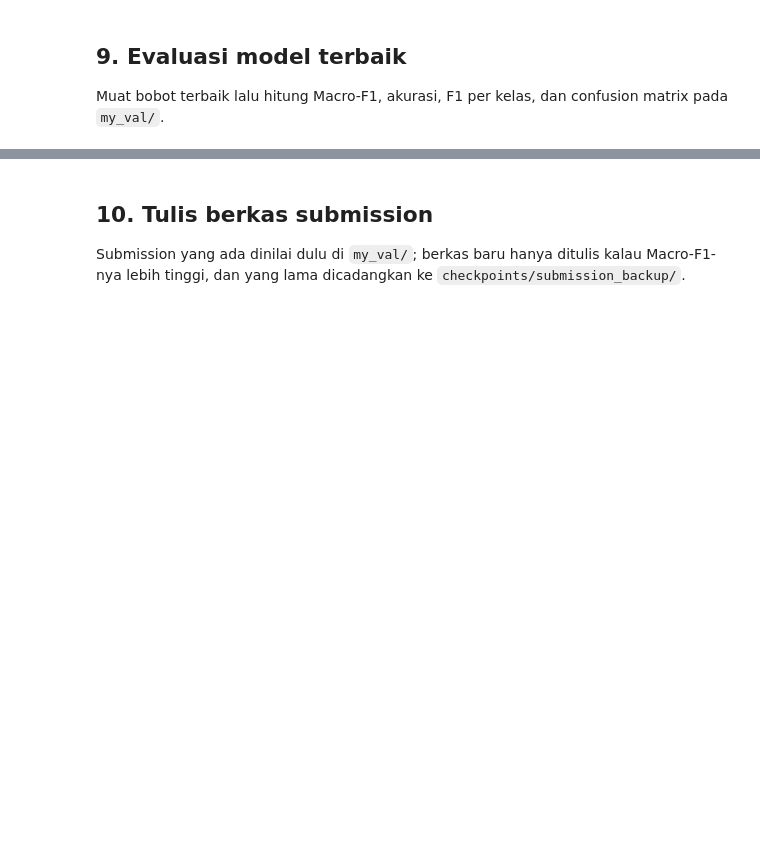
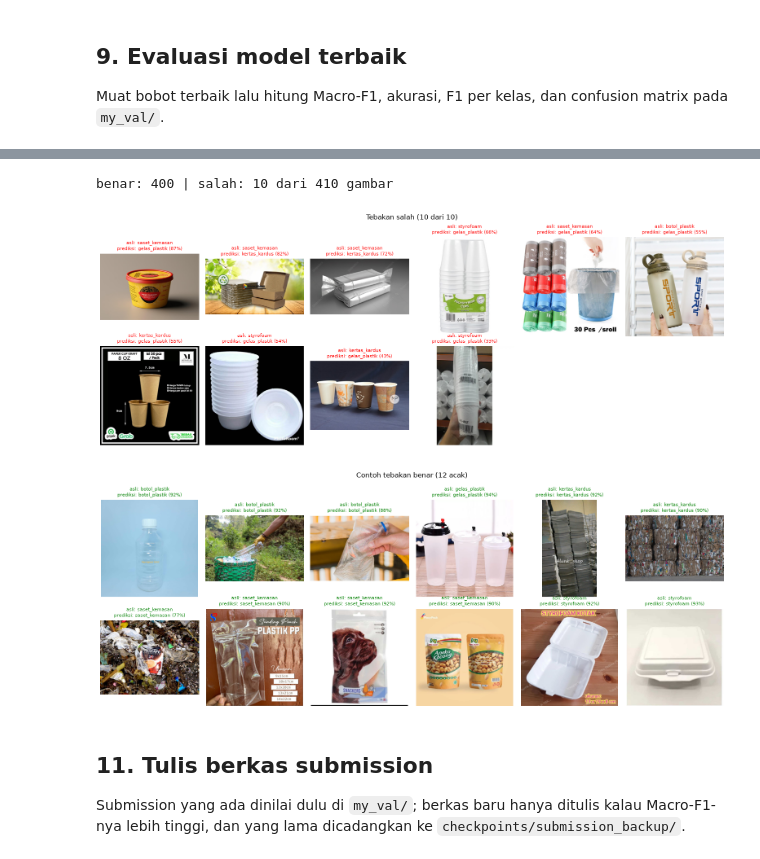
Before and after one commit to Escavora/studio-proyek2-cnn-klasifikasi-sampah, a Jupyter notebook: notebooks/06_train_convnext_tiny.ipynb, the cells around one changed output, grey strips where cells are left out. Cells and saved outputs as stored; diff of their text form; code cells hidden in the pictures; blank space fills up the shorter version.

```diff
--- a/notebooks/06_train_convnext_tiny.ipynb
+++ b/notebooks/06_train_convnext_tiny.ipynb
@@ -364,5 +370,50 @@ Akurasi  : 0.9780
+# %%
+@torch.no_grad()
+def predict_probs(model, loader):
+    model.eval()
+    out = []
+    for x, _ in loader:
+        x = x.to(device, non_blocking=True).to(memory_format=torch.channels_last)
+        with torch.autocast("cuda", dtype=torch.float16):
+            out.append(model(x).float().softmax(1).cpu())
+    return torch.cat(out).numpy()
+
+
+probs = predict_probs(model, val_dl)  # val_dl tidak diacak, urutannya sama dengan val_ds.samples
+y_true = np.array([y for _, y in val_ds.samples])
+y_pred, conf = probs.argmax(1), probs.max(1)
+right, wrong = np.where(y_pred == y_true)[0], np.where(y_pred != y_true)[0]
+wrong = wrong[np.argsort(-conf[wrong])]  # paling yakin tapi salah di depan
+print(f"benar: {len(right)} | salah: {len(wrong)} dari {len(y_true)} gambar")
+
+
+def show_grid(idx, title, cols=6):
+    rows = math.ceil(len(idx) / cols)
+    fig, axes = plt.subplots(rows, cols, figsize=(2.6 * cols, 3.0 * rows), squeeze=False)
+    for ax in axes.flat:
+        ax.axis("off")
+    for ax, i in zip(axes.flat, idx):
+        with Image.open(val_ds.samples[i][0]) as im:
+            im = im.convert("RGB")
+            im.thumbnail((256, 256))
+        ax.imshow(im)
+        ax.set_title(f"asli: {CLASSES[y_true[i]]}\nprediksi: {CLASSES[y_pred[i]]} ({conf[i]:.0%})",
+                     fontsize=8, color="green" if y_pred[i] == y_true[i] else "red")
+    fig.suptitle(title)
+    plt.tight_layout()
+    plt.show()
+
+
+if len(wrong):
+    show_grid(wrong[:24], f"Tebakan salah ({min(len(wrong), 24)} dari {len(wrong)})")
+rng = np.random.default_rng(SEED)
+show_grid(np.sort(rng.choice(right, size=min(12, len(right)), replace=False)), "Contoh tebakan benar (12 acak)")
+# %% [output]
+benar: 400 | salah: 10 dari 410 gambar
+[figure, added]
+[figure, added]
 # %% [markdown]
-## 10. Tulis berkas submission
+## 11. Tulis berkas submission
 
 Submission yang ada dinilai dulu di `my_val/`; berkas baru hanya ditulis kalau Macro-F1-nya lebih tinggi, dan yang lama dicadangkan ke `checkpoints/submission_backup/`.
 # %%
```
Also changed, not shown: parts of 9 cells of this notebook.
